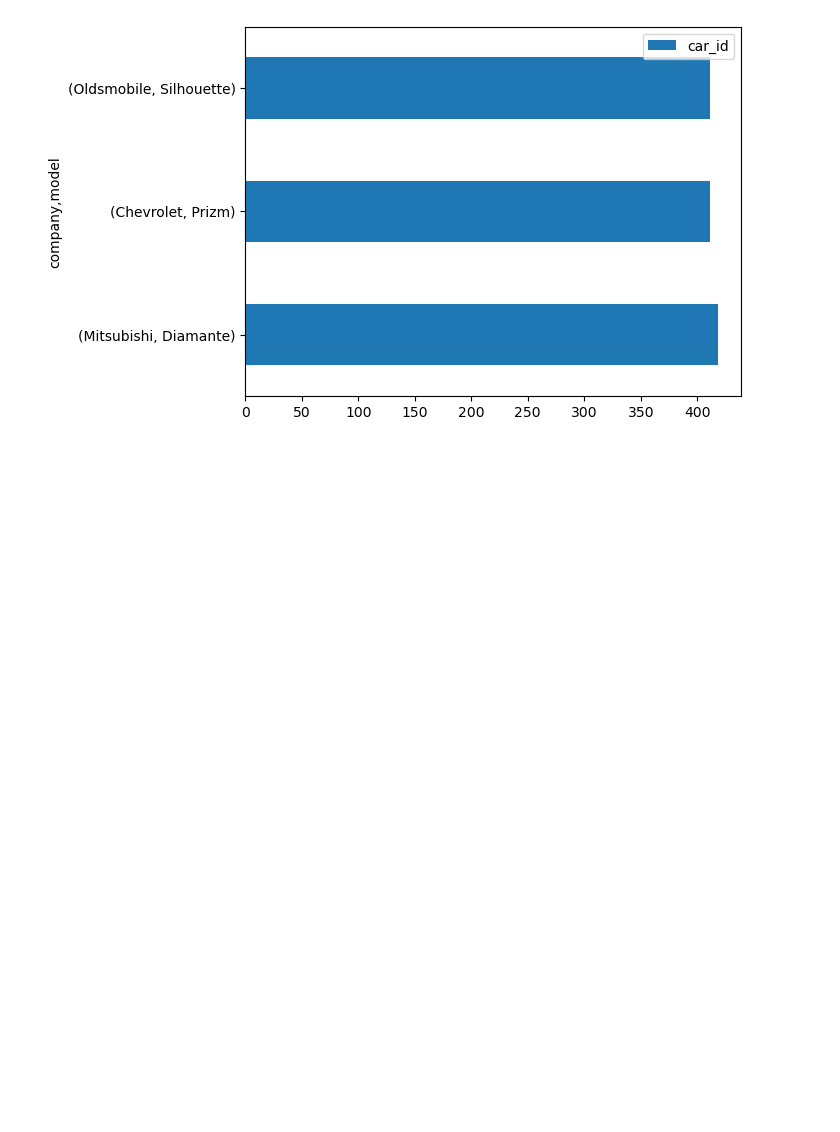
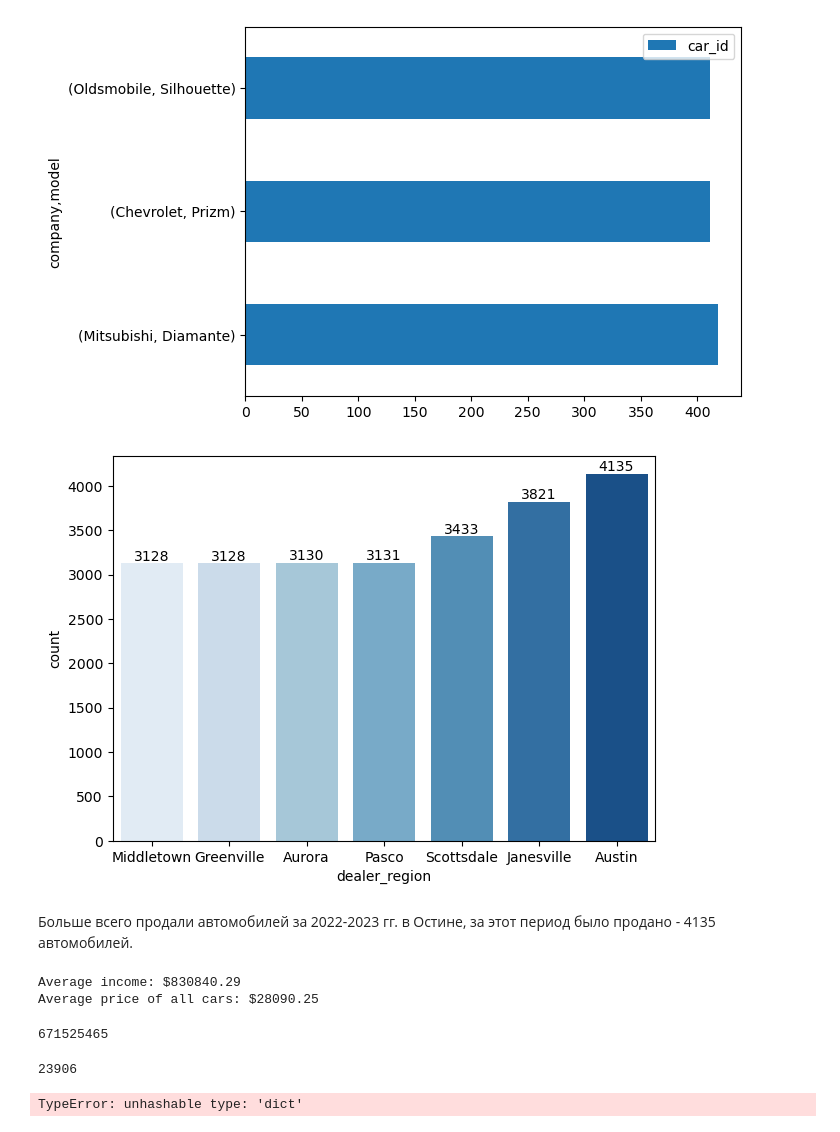
Before and after one commit to LeraBirulya/final_project, a Jupyter notebook: project_.ipynb, the cells around one changed output. Cells and saved outputs as stored; diff of their text form; code cells hidden in the pictures; blank space fills up the shorter version.

```diff
--- a/project_.ipynb
+++ b/project_.ipynb
@@ -447,3 +500,38 @@ top10_model.plot(kind = 'barh')
 # %% [output]
 <Axes: ylabel='company,model'>
 [figure]
+# %%
+#распределение регионов по частоте приобретения авто
+plt.figure(figsize=(7, 5))
+ax = sns.countplot(data=df,x='dealer_region', order = df['dealer_region'].value_counts(ascending = True).index, palette = 'Blues')
+for label in ax.containers:
+    ax.bar_label(label)
+# %% [output]
+[figure, added]
+# %% [markdown]
+Больше всего продали автомобилей за 2022-2023 гг. в Остине, за этот период было продано - 4135 автомобилей.
+# %%
+#Определение среднего дохода потребителей и средней цены покупаемых авто
+income_mean = df['annual_income'].mean()
+price_mean = df['price'].mean()
+print(f'Average income: ${income_mean:.2f}')
+print(f'Average price of all cars: ${price_mean:.2f}')
+# %% [output]
+Average income: $830840.29
+Average price of all cars: $28090.25
+# %%
+#Найдём общий доход от продажи авто за 2022-2023 гг.
+df.price.sum()
+# %% [output]
+671525465
+# %%
+#найдём кол-во проданных авто за эти два года
+df.car_id.nunique()
+# %% [output]
+23906
+# %%
+#найдём сумму покупок в разрезе марки авто
+df_xyz = df.groupby(['company', 'model'], as_index = False).agg([{'car_id': 'count', 'price': 'sum'}]).rename(columns ={'car_id' : 'count', 'price' : 'sales'}).sort_values('count', ascending = False)
+df_xyz.head()
+# %% [output]
+TypeError: unhashable type: 'dict'
```
Also changed, not shown: parts of 40 cells of this notebook.
